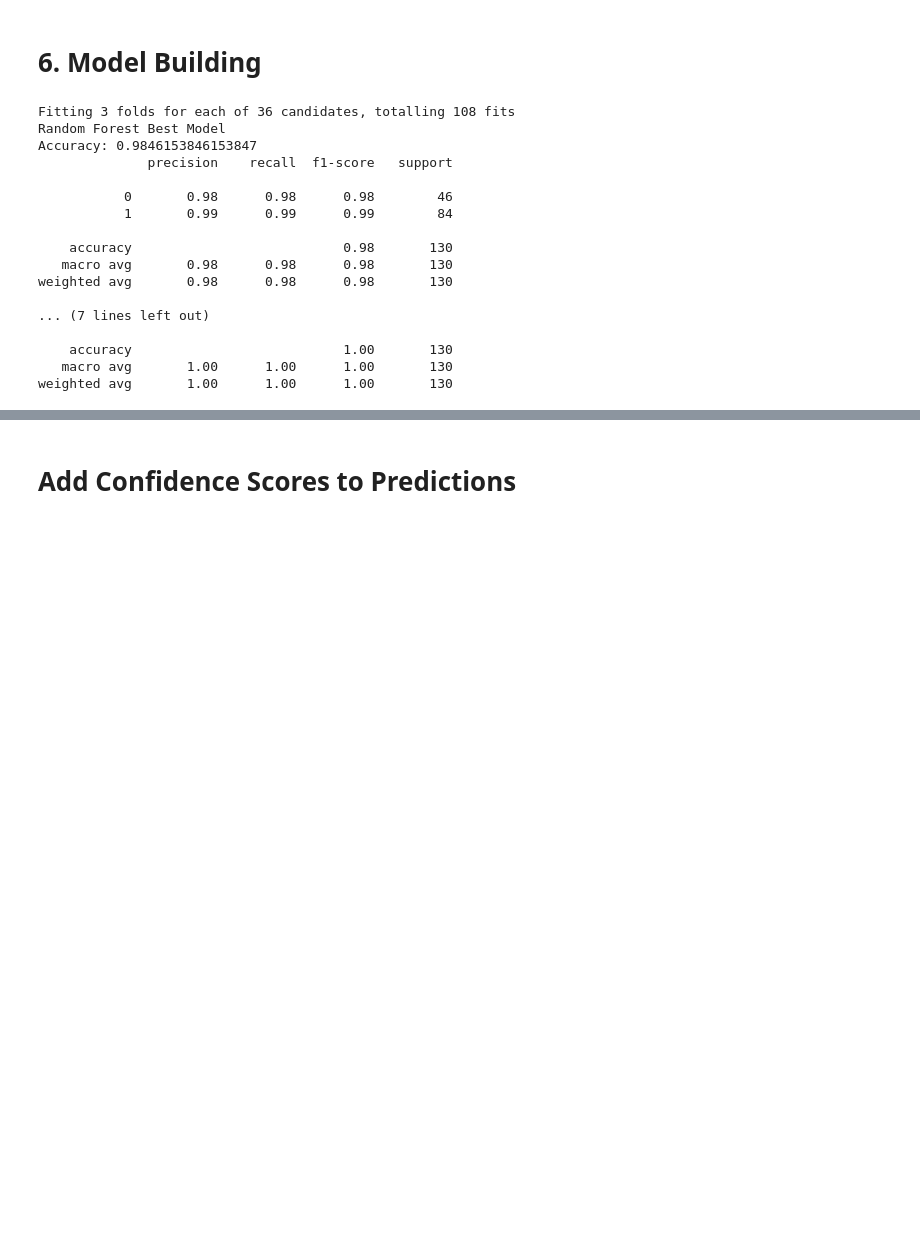
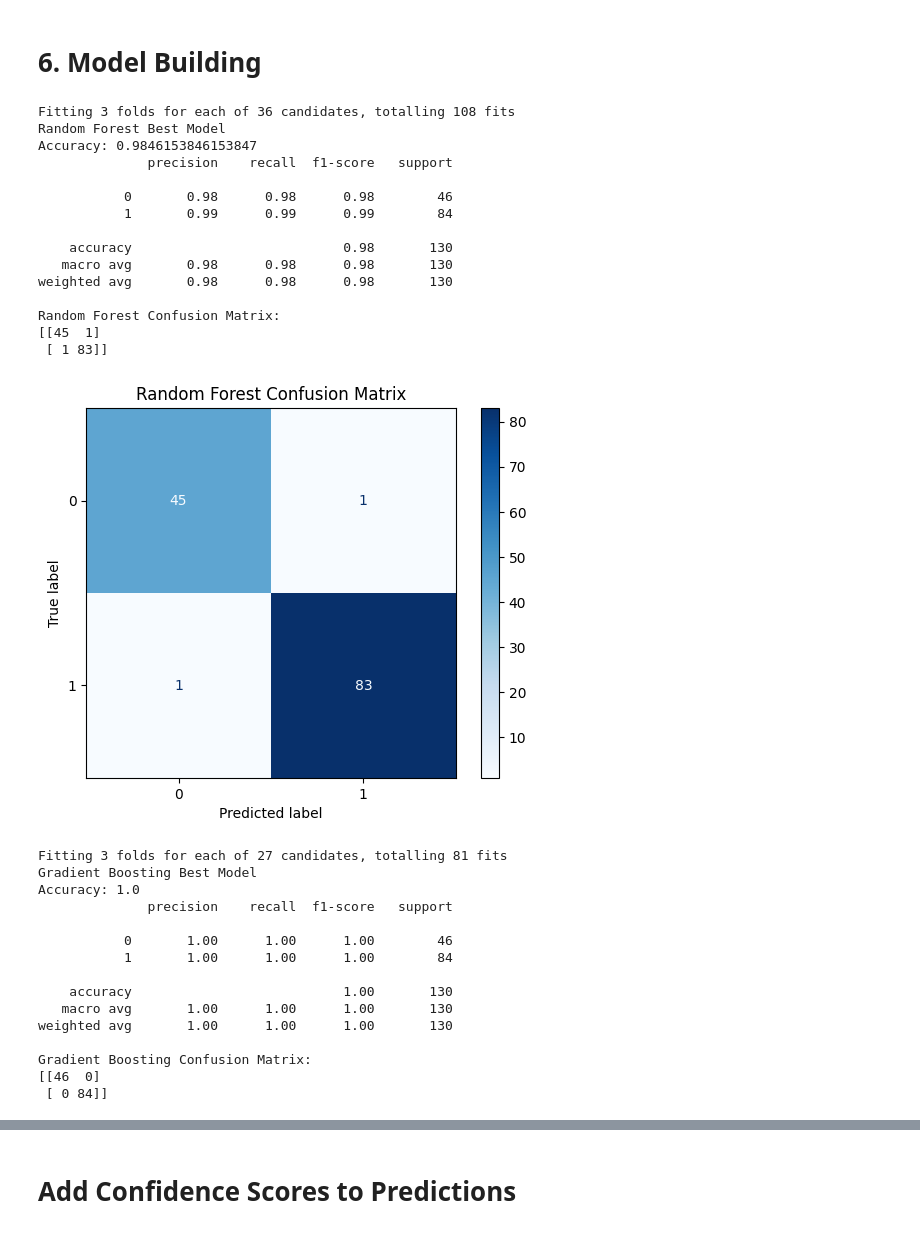
Before and after one commit to dataemperor/Shrimple, a Jupyter notebook: Shrimple_dataset_preprocessing.ipynb, the cells around one changed output, grey strips where cells are left out. Drawn from its saved outputs; the diff is of its cells as text; code cells hidden in the pictures; blank space fills up the shorter version.

```diff
--- a/Shrimple_dataset_preprocessing.ipynb
+++ b/Shrimple_dataset_preprocessing.ipynb
@@ -281,6 +281,9 @@ plt.show()
 from sklearn.model_selection import train_test_split, GridSearchCV
 from sklearn.ensemble import RandomForestClassifier, GradientBoostingClassifier
 from sklearn.metrics import classification_report, accuracy_score
+from sklearn.metrics import confusion_matrix
+from sklearn.metrics import ConfusionMatrixDisplay
+import matplotlib.pyplot as plt
 
 # Drop unnecessary columns
 X = df.drop(['Date', 'PondID', 'Status'], axis=1)
@@ -310,38 +313,70 @@ print("Random Forest Best Model")
 print("Accuracy:", accuracy_score(y_test, rf_predictions))
 print(classification_report(y_test, rf_predictions))
 
+# Print Random Forest Confusion Matrix
+print("Random Forest Confusion Matrix:")
+print(confusion_matrix(y_test, rf_predictions))
+
+# Random Forest Confusion Matrix (Visual)
+ConfusionMatrixDisplay.from_estimator(best_rf, X_test, y_test, cmap='Blues')
+plt.title("Random Forest Confusion Matrix")
+plt.show()
+
 # Define parameter grid for Gradient Boosting
 gb_params = {
     'n_estimators': [50, 100, 200],
     'learning_rate': [0.01, 0.1, 0.2],
     'max_depth': [3, 5, 10]
 }
 
 # Perform grid search for Gradient Boosting
 gb_grid = GridSearchCV(GradientBoostingClassifier(random_state=42), gb_params, cv=3, n_jobs=-1, verbose=1)
 gb_grid.fit(X_train, y_train)
 best_gb = gb_grid.best_estimator_
 
 # Evaluate Gradient Boosting
 gb_predictions = best_gb.predict(X_test)
 print("Gradient Boosting Best Model")
 print("Accuracy:", accuracy_score(y_test, gb_predictions))
 print(classification_report(y_test, gb_predictions))
+
+# Print Gradient Boosting Confusion Matrix
+print("Gradient Boosting Confusion Matrix:")
+print(confusion_matrix(y_test, gb_predictions))
+
+# Gradient Boosting Confusion Matrix (Visual)
+ConfusionMatrixDisplay.from_estimator(best_gb, X_test, y_test, cmap='Greens')
+plt.title("Gradient Boosting Confusion Matrix")
+plt.show()
 # %% [output]
 Fitting 3 folds for each of 36 candidates, totalling 108 fits
 Random Forest Best Model
 Accuracy: 0.9846153846153847
               precision    recall  f1-score   support
 
            0       0.98      0.98      0.98        46
            1       0.99      0.99      0.99        84
 
     accuracy                           0.98       130
    macro avg       0.98      0.98      0.98       130
 weighted avg       0.98      0.98      0.98       130
 
-... (7 lines left out)
-
-    accuracy                           1.00       130
-   macro avg       1.00      1.00      1.00       130
-weighted avg       1.00      1.00      1.00       130
+Random Forest Confusion Matrix:
+[[45  1]
+ [ 1 83]]
+[figure, added]
+Fitting 3 folds for each of 27 candidates, totalling 81 fits
+Gradient Boosting Best Model
+Accuracy: 1.0
+              precision    recall  f1-score   support
+
+           0       1.00      1.00      1.00        46
+           1       1.00      1.00      1.00        84
+
+    accuracy                           1.00       130
+   macro avg       1.00      1.00      1.00       130
+weighted avg       1.00      1.00      1.00       130
+
+Gradient Boosting Confusion Matrix:
+[[46  0]
+ [ 0 84]]
```
Also changed, not shown: parts of 3 cells of this notebook.
